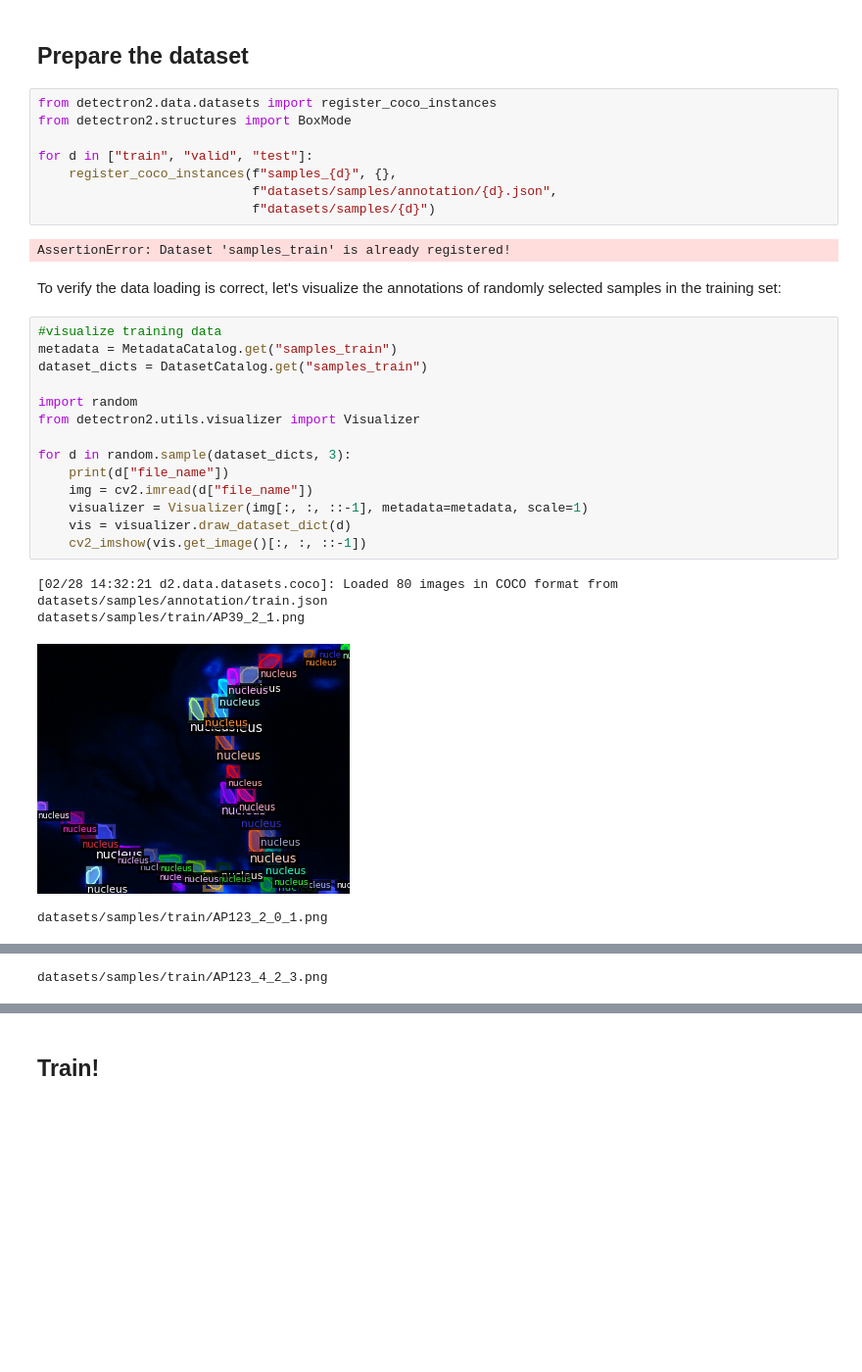
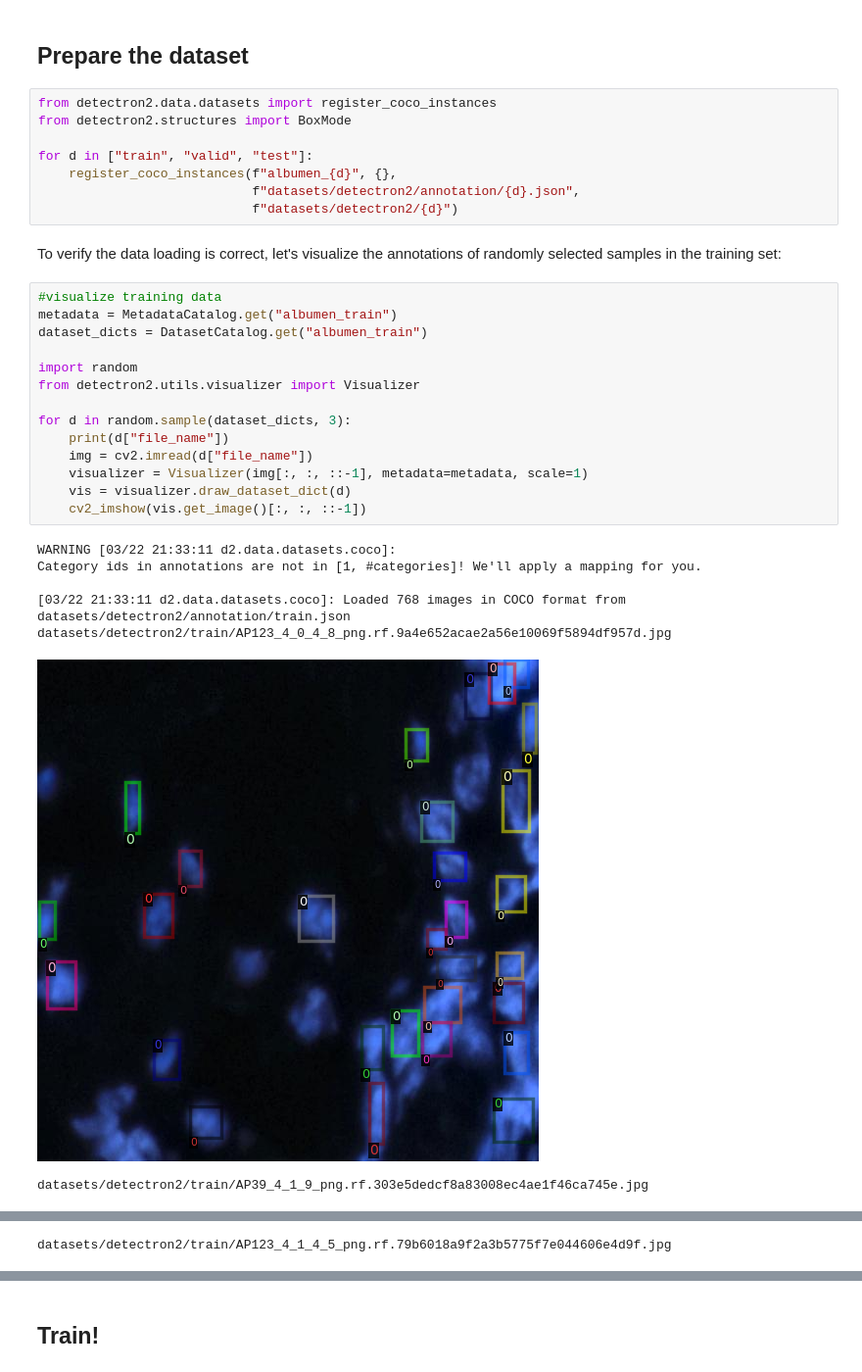
Before and after one commit to cusniwtt/cell-detection-with-detectron2, a Jupyter notebook: training-detectron2-on-custom-dataset.ipynb, the cells around one changed output, grey strips where cells are left out. Shown at 98% size. Saved outputs shown, nothing was run; the diff lists cells and outputs as text; blank space fills up the shorter version.

```diff
--- a/training-detectron2-on-custom-dataset.ipynb
+++ b/training-detectron2-on-custom-dataset.ipynb
@@ -472,29 +461,30 @@ from detectron2.data.datasets import register_coco_instances
 from detectron2.structures import BoxMode
 
 for d in ["train", "valid", "test"]:
-    register_coco_instances(f"samples_{d}", {},
-                            f"datasets/samples/annotation/{d}.json",
-                            f"datasets/samples/{d}")
+    register_coco_instances(f"albumen_{d}", {},
+                            f"datasets/detectron2/annotation/{d}.json",
+                            f"datasets/detectron2/{d}")
-# %% [output]
-AssertionError: Dataset 'samples_train' is already registered!
 # %% [markdown]
 To verify the data loading is correct, let's visualize the annotations of randomly selected samples in the training set:
 # %%
 #visualize training data
-metadata = MetadataCatalog.get("samples_train")
-dataset_dicts = DatasetCatalog.get("samples_train")
+metadata = MetadataCatalog.get("albumen_train")
+dataset_dicts = DatasetCatalog.get("albumen_train")
 
 import random
 from detectron2.utils.visualizer import Visualizer
 
 for d in random.sample(dataset_dicts, 3):
     print(d["file_name"])
     img = cv2.imread(d["file_name"])
     visualizer = Visualizer(img[:, :, ::-1], metadata=metadata, scale=1)
     vis = visualizer.draw_dataset_dict(d)
     cv2_imshow(vis.get_image()[:, :, ::-1])
 # %% [output]
-[02/28 14:32:21 d2.data.datasets.coco]: Loaded 80 images in COCO format from datasets/samples/annotation/train.json
-datasets/samples/train/AP39_2_1.png
+WARNING [03/22 21:33:11 d2.data.datasets.coco]:
+Category ids in annotations are not in [1, #categories]! We'll apply a mapping for you.
+
+[03/22 21:33:11 d2.data.datasets.coco]: Loaded 768 images in COCO format from datasets/detectron2/annotation/train.json
+datasets/detectron2/train/AP123_4_0_4_8_png.rf.9a4e652acae2a56e10069f5894df957d.jpg
-[figure, old version]
+[figure, new version]
-datasets/samples/train/AP123_2_0_1.png
+datasets/detectron2/train/AP39_4_1_9_png.rf.303e5dedcf8a83008ec4ae1f46ca745e.jpg
@@ -502 +492 @@ datasets/samples/train/AP123_2_0_1.png
-datasets/samples/train/AP123_4_2_3.png
+datasets/detectron2/train/AP123_4_1_4_5_png.rf.79b6018a9f2a3b5775f7e044606e4d9f.jpg
```
Also changed, not shown: parts of 5 cells of this notebook, 2 other files.
